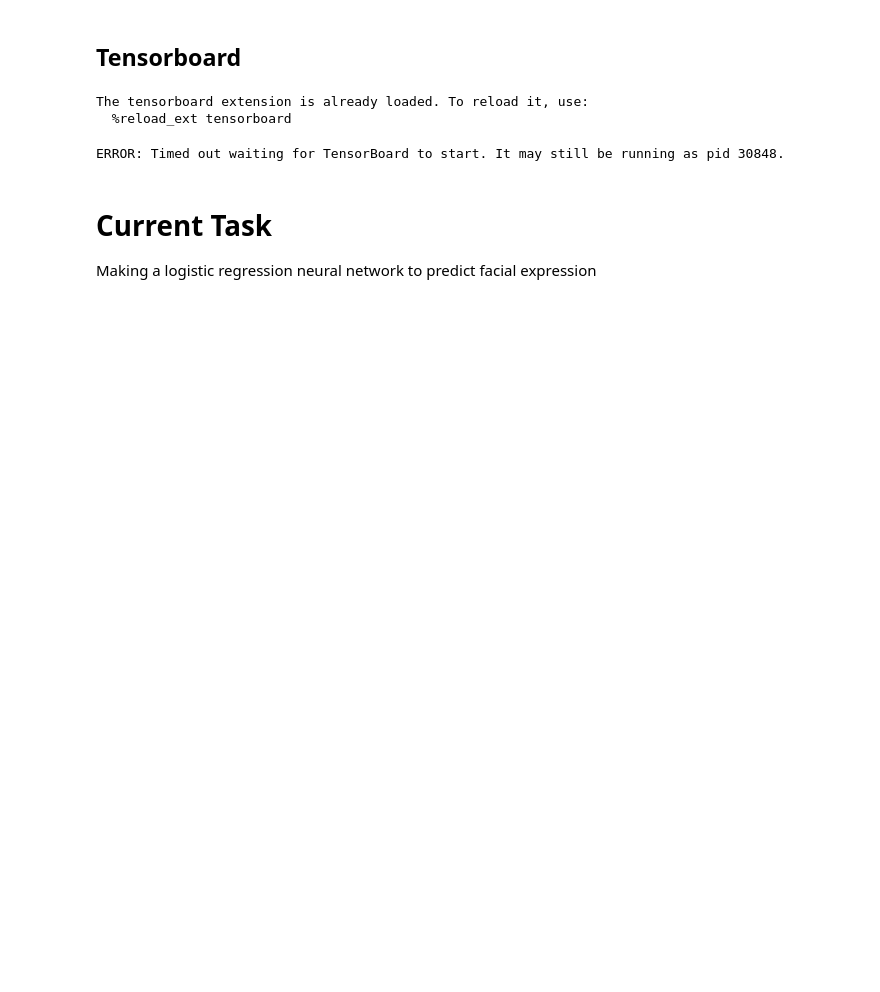
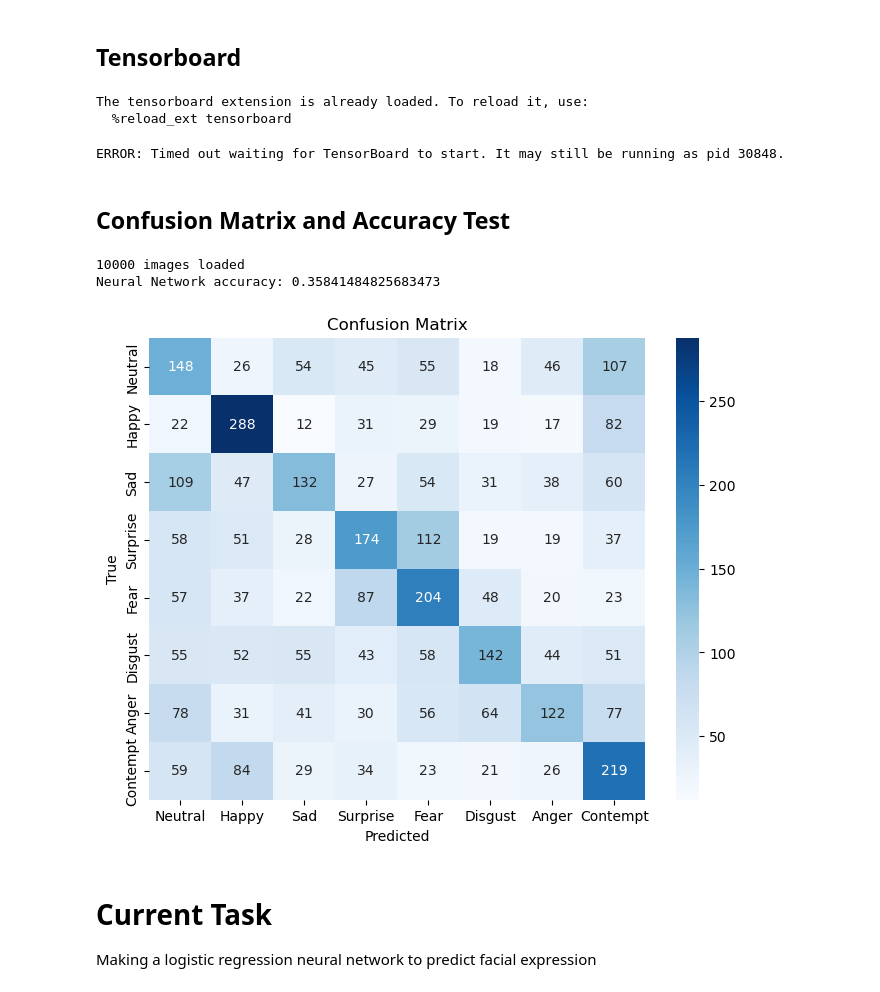
Before and after one commit to Hapemo/tf-facial-expression, a Jupyter notebook: test.ipynb, the cells around one changed output. Drawn from its saved outputs; the diff is of its cells as text; code cells hidden in the pictures; blank space fills up the shorter version.

Commit message:
Confusion Matrix and Accuracy Test

```diff
--- a/test.ipynb
+++ b/test.ipynb
@@ -369,5 +349,5 @@ gpus
 
 #-----------------------Start of code---------------------------
 # initialise image names and label
-mainTrainSet = LoadAllImageNames(TRAINIMAGEPATH, 80, catLimit=[10]*8) #catLimit=[20]*8)
-# mainTestSet = LoadAllImageNames(TESTIMAGEPATH, catLimit=[500]*8)
+# mainTrainSet = LoadAllImageNames(TRAINIMAGEPATH, 80, catLimit=[10]*8) #catLimit=[20]*8)
+mainTestSet = LoadAllImageNames(TESTLANDMARKPATH, catLimit=[500]*8)
@@ -654,3 +641,5 @@ vertices = MultiLandmarkToVertices(face_mesh.process(LoadImage(TRAINIMAGEPATH, "
 The tensorboard extension is already loaded. To reload it, use:
   %reload_ext tensorboard
 ERROR: Timed out waiting for TensorBoard to start. It may still be running as pid 30848.
+# %% [markdown]
+## Confusion Matrix and Accuracy Test
@@ -657,3 +668,49 @@ ERROR: Timed out waiting for TensorBoard to start. It may still be running as pi
+# %%
+modelFileName = "ddfdd/ddfddFinal_35epoch_0.001lr_128bs_64_24_128_64_landmark.h5"
+firstLayerSize = 64
+secondLayerSize = 24
+thirdLayerSize = 128
+fourthLayerSize = 64
+
+# Prepare model layers
+inputs = tf.keras.Input(shape=(478,3))
+base = tf.keras.layers.Dense(firstLayerSize, activation='relu')(inputs)
+base = tf.keras.layers.Dense(secondLayerSize, activation='relu')(base)
+base = tf.keras.layers.Flatten()(base)
+base = tf.keras.layers.Dense(thirdLayerSize, activation='relu')(base)
+base = tf.keras.layers.Dense(fourthLayerSize, activation='relu')(base)
+outputs = tf.keras.layers.Dense(8, activation='softmax')(base)
+
+model = tf.keras.Model(inputs=inputs, outputs=outputs)
+
+# Load model
+model.load_weights(modelFileName)
+model.compile(loss = "sparse_categorical_crossentropy", optimizer = "adam", metrics=["accuracy"])
+
+# initialise image names and label
+dataset = mainTestSet.copy()
+
+# Test predict model
+labelList, predictList = ModelPrediction(model, dataset)
+
+# print accuracy score
+accuracy = accuracy_score(labelList, predictList)
+print("Neural Network accuracy: {}".format(accuracy))
+
+# print confusion matrix
+cm = confusion_matrix(labelList, predictList)
+
+
+plt.figure(figsize = (8, 6))
+sns.heatmap(cm, annot = True, cmap = 'Blues', fmt = 'g', xticklabels = emotionList, yticklabels = emotionList)
+plt.xlabel('Predicted')
+plt.ylabel('True')
+plt.title('Neural Network Confusion Matrix')
+plt.show()
+# %% [output]
+10000 images loaded
+Neural Network accuracy: 0.35841484825683473
+[figure, added]
 # %% [markdown]
 # Current Task
 Making a logistic regression neural network to predict facial expression
```
Also changed, not shown: parts of 8 cells of this notebook.
